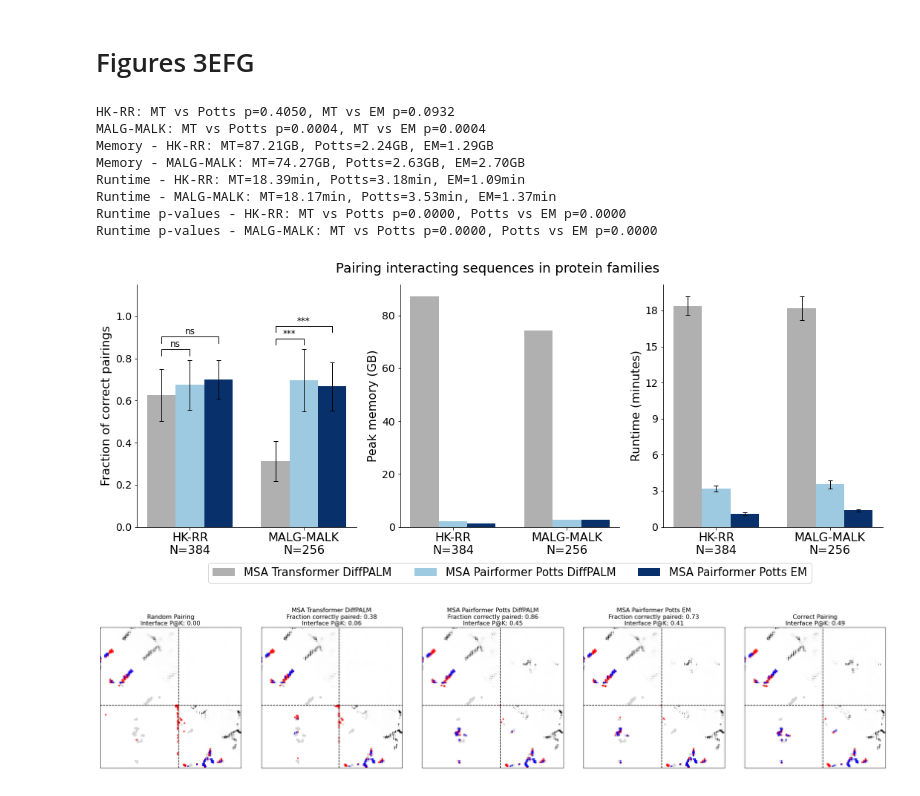
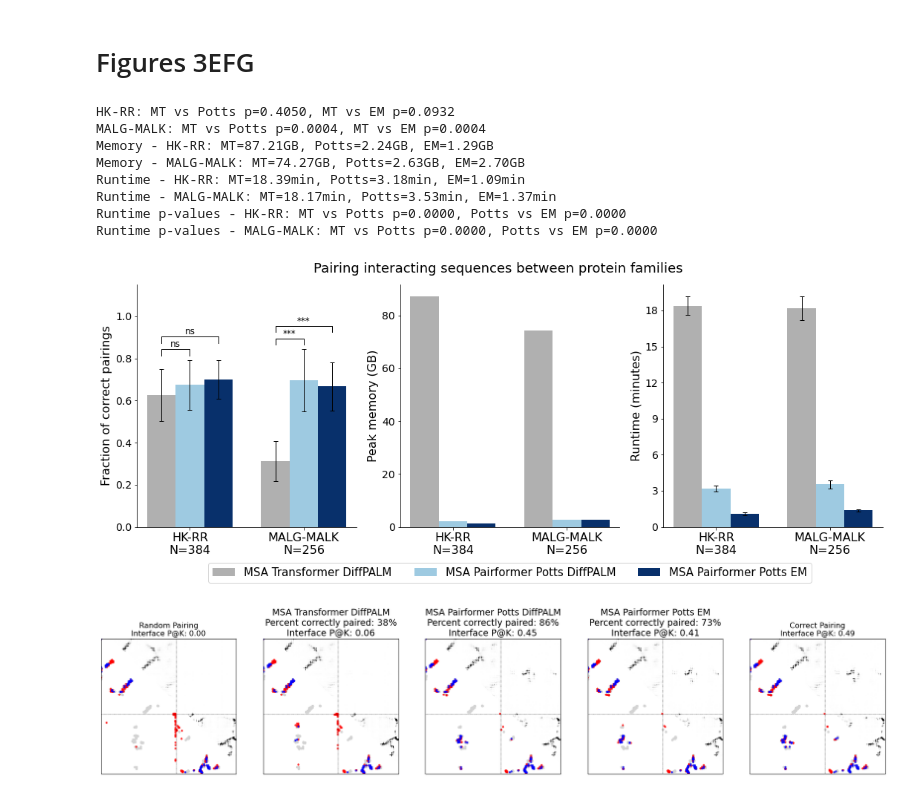
Before and after one commit to yoakiyama/MSA_Pairformer, a Jupyter notebook: Cell_2026_analysis_notebooks/Figure3/Figure3EFG_pairing.ipynb, the cells around one changed output. Drawn from its saved outputs; the diff is of its cells as text; code cells hidden in the pictures.

Commit message:
Update toxin antitoxin and pairing notebooks

```diff
--- a/Cell_2026_analysis_notebooks/Figure3/Figure3EFG_pairing.ipynb
+++ b/Cell_2026_analysis_notebooks/Figure3/Figure3EFG_pairing.ipynb
@@ -1031,7 +1036,7 @@ _, p_malg_potts_em_runtime = stats.ttest_ind(malg_malk_runtime_potts_values, mal
 print(f"Runtime p-values - HK-RR: MT vs Potts p={p_hk_mt_potts_runtime:.4f}, Potts vs EM p={p_hk_potts_em_runtime:.4f}")
 print(f"Runtime p-values - MALG-MALK: MT vs Potts p={p_malg_mt_potts_runtime:.4f}, Potts vs EM p={p_malg_potts_em_runtime:.4f}")
 
-fig.suptitle("Pairing interacting sequences in protein families", size=18, y=0.95)
+fig.suptitle("Pairing interacting sequences between protein families", size=18, y=0.95)
 
 # Remove top and right spines from each subplot
 for ax in [ax1, ax2, ax3]:
@@ -1040,6 +1045,7 @@ for ax in [ax1, ax2, ax3]:
 
 
 fig.tight_layout()
+fig.savefig("results/pairing_performance.pdf", dpi=300, bbox_inches='tight')
 # %% [output]
 HK-RR: MT vs Potts p=0.4050, MT vs EM p=0.0932
 MALG-MALK: MT vs Potts p=0.0004, MT vs EM p=0.0004
@@ -1049,7 +1055,7 @@ Runtime - HK-RR: MT=18.39min, Potts=3.18min, EM=1.09min
 Runtime - MALG-MALK: MT=18.17min, Potts=3.53min, EM=1.37min
 Runtime p-values - HK-RR: MT vs Potts p=0.0000, Potts vs EM p=0.0000
 Runtime p-values - MALG-MALK: MT vs Potts p=0.0000, Potts vs EM p=0.0000
-[figure, old version]
+[figure, new version]
 # %%
 # Plot contact prediction
 with open("results/pairing/predicted_contacts.msa_transformer_warmstart.pkl", "rb") as oFile:
@@ -1061,36 +1067,39 @@ with open("results/pairing/mp_em_predicted_contacts.pkl", "rb") as oFile:
 with open("results/pairing/random_predicted_contacts.pkl", "rb") as oFile:
     random_predicted_contacts_d = pickle.load(oFile)
 with open("results/pairing/gt_predicted_contacts.pkl", "rb") as oFile:
     gt_predicted_contacts_d = pickle.load(oFile)
 
 seed = 2
 target = "malg_malk"
 methods_l = ['Random Pairing', 'MSA Transformer DiffPALM', 'MSA Pairformer Potts DiffPALM', 'MSA Pairformer Potts EM', 'Correct Pairing']
 pairing_precisions_l = [None, mt_precision_d[target][seed], mp_dp_precision_d[target][seed], mp_em_precision_d[target][seed], None]
 pred_cons_l = [random_predicted_contacts_d[target][seed], mt_predicted_contacts_d[target][seed], mp_dp_predicted_contacts_d[target][seed], mp_em_predicted_contacts_d[target][seed], gt_predicted_contacts_d[target][seed]]
 
 f, ax = plt.subplots(1, 5, figsize=(30, 6), facecolor='white')
 for i, method in enumerate(methods_l):
     f, _, precision_d = eval_hetero_oligomer(
         cons = [true_malg_malk_cons_a, pred_cons_l[i]],
         chain_break_pos = len(malg_seq),
         L = 1,
         monomer_minsep = 24,
         cutoffs = [None, None],
         ss = [28, 20],
         cc = ['lightgrey', 'blue'],
         f = f,
         ax=ax[i],
         vmax = 0.3,
         vmin = 0,
-        monomer_p_at_k = True
+        monomer_p_at_k = True,
     )
     if method not in ["Random Pairing", "Correct Pairing"]:
-        ax[i].set_title(f"{method}\nFraction correctly paired: {pairing_precisions_l[i]:.2f}\nInterface P@K: {precision_d['interface']:.2f}", size=16)
+        # Show % correctly paired as a whole-number fraction
+        correctly_paired_percent = int(round(pairing_precisions_l[i] * 100))
+        ax[i].set_title(f"{method}\nPercent correctly paired: {correctly_paired_percent}%\nInterface P@K: {precision_d['interface']:.2f}", size=19)
+
     else:
         ax[i].set_title(f"{method}\nInterface P@K: {precision_d['interface']:.2f}", size=16)
-    ax[i].axvline(len(malg_seq), color='black', linestyle='--')
-    ax[i].axhline(len(malg_seq), color='black', linestyle='--')
-f.tight_layout()
+    ax[i].axvline(len(malg_seq), color='black', linestyle='--', linewidth=0.5)
+    ax[i].axhline(len(malg_seq), color='black', linestyle='--', linewidth=0.5)
+f.savefig("results/pairing/malg_malk_contacts.seed_2.pdf", dpi=300, bbox_inches='tight')
 # %% [output]
-[figure, old version]
+[figure, new version]
```
Also changed, not shown: parts of 3 cells of this notebook, 1 other file.
